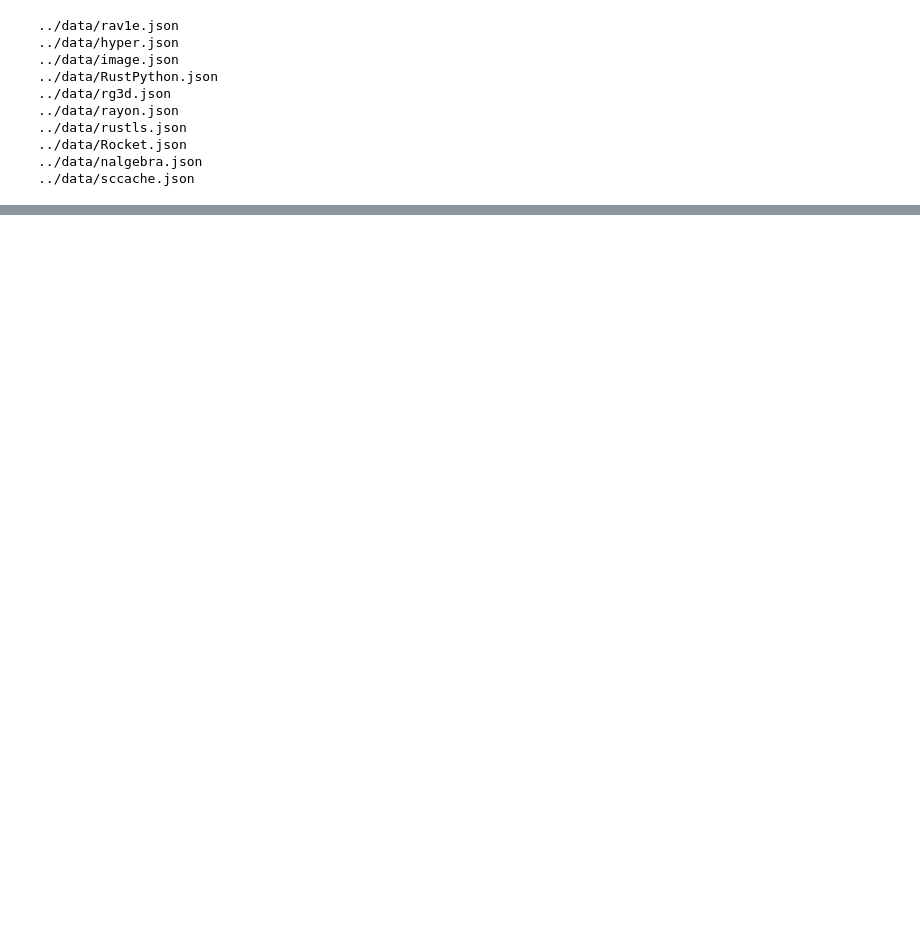
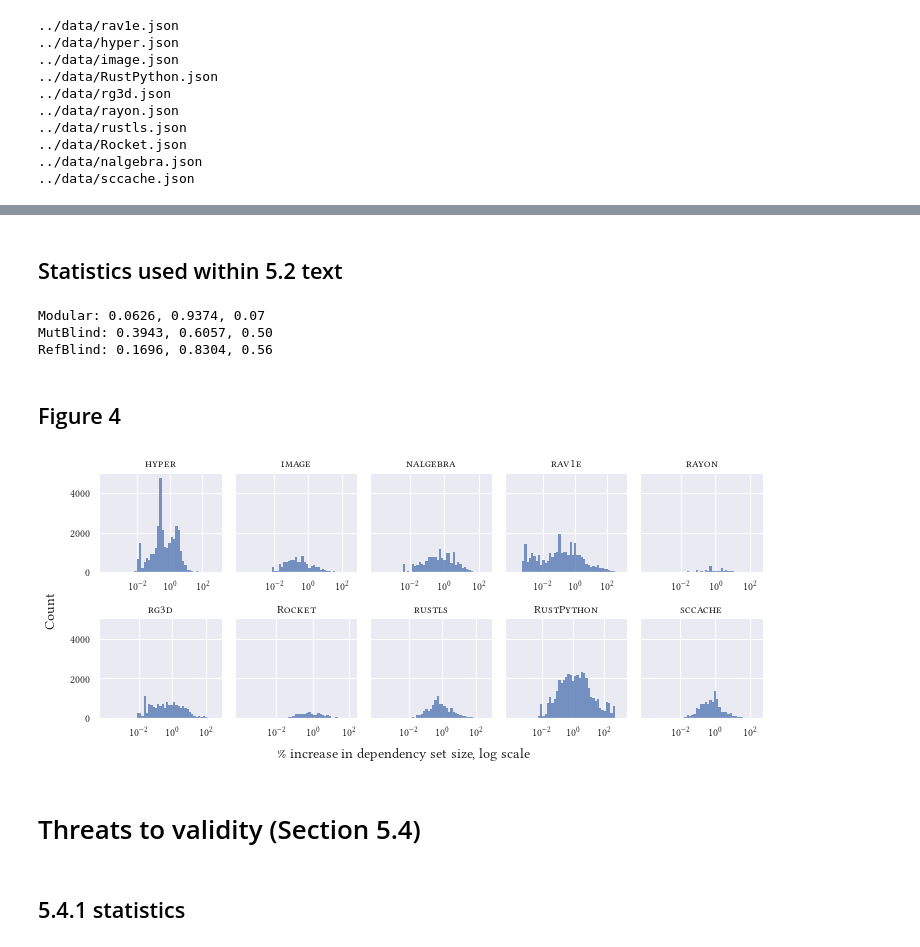
Before and after one commit to willcrichton/flowistry-icse-experiments, a Jupyter notebook: notebooks/analysis.ipynb, the cells around one changed output, grey strips where cells are left out. Saved outputs shown, nothing was run; the diff lists cells and outputs as text; code cells hidden in the pictures; blank space fills up the shorter version.

```diff
--- a/notebooks/analysis.ipynb
+++ b/notebooks/analysis.ipynb
@@ -284,0 +267,37 @@ dtype: float64
+# %% [markdown]
+## Statistics used within 5.2 text
+# %%
+def stats(series):
+    nz = len(series[series > 0]) / len(series)
+    return f'{nz:.4f}, {1. - nz:.4f}, {series[series > 0].median():.2f}'
+
+print('Modular:', stats(modular_metric))
+print('MutBlind:', stats(mutblind_metric))
+print('RefBlind:', stats(refblind_metric))
+# %% [output]
+Modular: 0.0626, 0.9374, 0.07
+MutBlind: 0.3943, 0.6057, 0.50
+RefBlind: 0.1696, 0.8304, 0.56
+# %% [markdown]
+## Figure 4
+# %%
+g = sns.FacetGrid(data=mutblind_cond, col='crate', col_order=sorted(CRATES, key=lambda s: s.lower()),
+                  col_wrap=5, sharex=False, height=2.3, aspect=0.9)
+g.map_dataframe(lambda **kwargs: plot_ins(kwargs['data'].instructions_relative_base_frac, nz=True, xscale='log'))
+g.set_titles('\\textsc{{{col_name}}}')
+g.fig.supylabel('Count')
+g.fig.supxlabel('\% increase in dependency set size, log scale', y=0.05)
+for ax in g.axes.flat:
+    ax.set_xlabel('')
+    ax.set_ylabel('')
+    ax.set_xticks([10e-3, 10e-1, 10e1])
+
+g.fig.tight_layout()
+g.fig.savefig('eval-crates.pdf', bbox_inches='tight')
+# %% [output]
+[figure, added]
+# %% [markdown]
+# Threats to validity (Section 5.4)
+# %% [markdown]
+
+## 5.4.1 statistics
```
Also changed, not shown: parts of 52 cells of this notebook, 9 other files.
